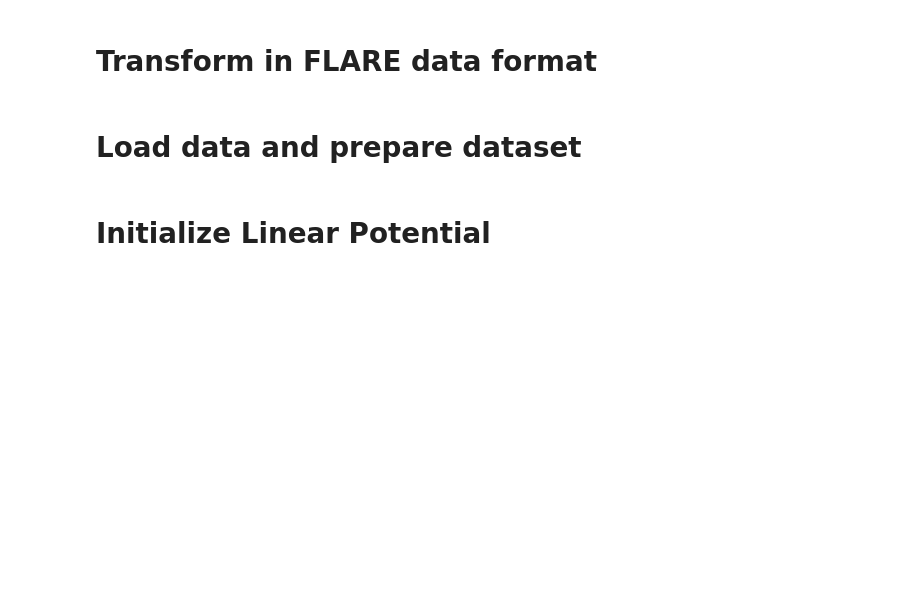
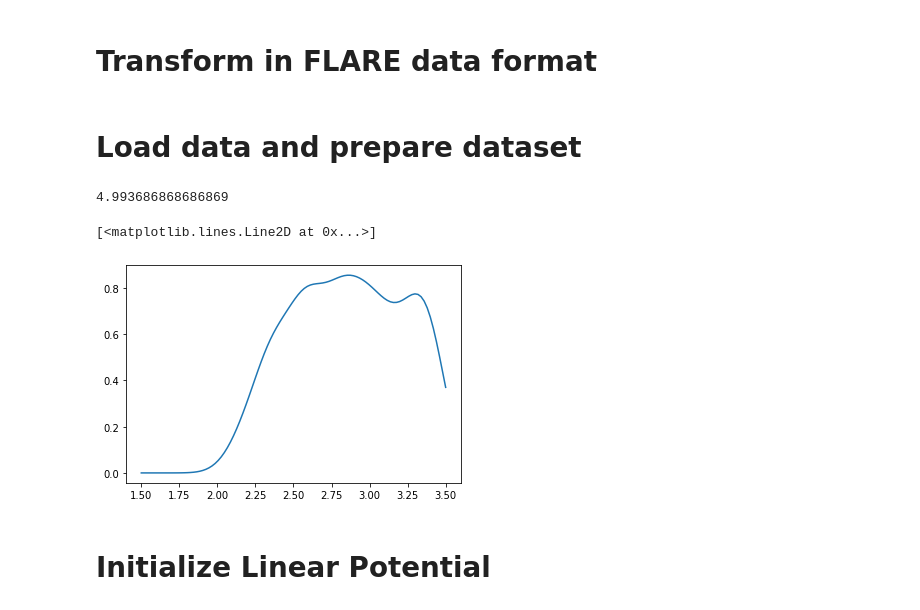
Before and after one commit to ClaudioZeni/Raffy, a Jupyter notebook: examples/Linear Potential.ipynb, the cells around one changed output. Cells and saved outputs as stored; diff of their text form; code cells hidden in the pictures; blank space fills up the shorter version.

```diff
--- a/examples/Linear Potential.ipynb
+++ b/examples/Linear Potential.ipynb
@@ -39,3 +40,21 @@ species = list(set(X[0].coded_species))
+# %%
+from flare.env import AtomicEnvironment
+
+dists  = [AtomicEnvironment(train_structures[0], i, {'twobody': 3.5}).bond_array_2[:, 0] for i in range(train_structures[0].nat)]
+dists = np.array([item for sublist in dists for item in sublist])
+# %%
+from scipy.stats import gaussian_kde
+
+t = np.linspace(1.5, 3.5, 100)
+cut = t[np.argmax(gaussian_kde(dists)(t))]*1.75
+cut
+# %% [output]
+4.993686868686869
+# %%
+plt.plot(t, gaussian_kde(dists)(t))
+# %% [output]
+[<matplotlib.lines.Line2D at 0x...>]
+[figure, added]
 # %% [markdown]
 # Initialize Linear Potential
 # %%
```
Also changed, not shown: parts of 3 cells of this notebook, 10 other files.
